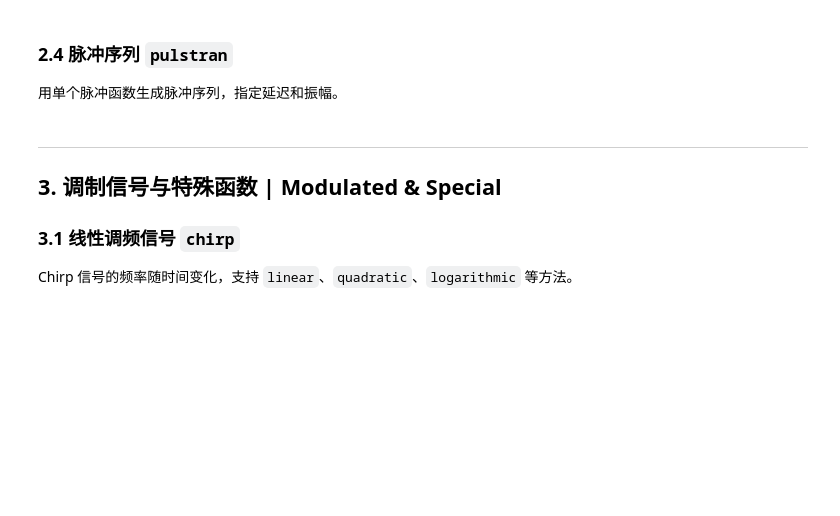
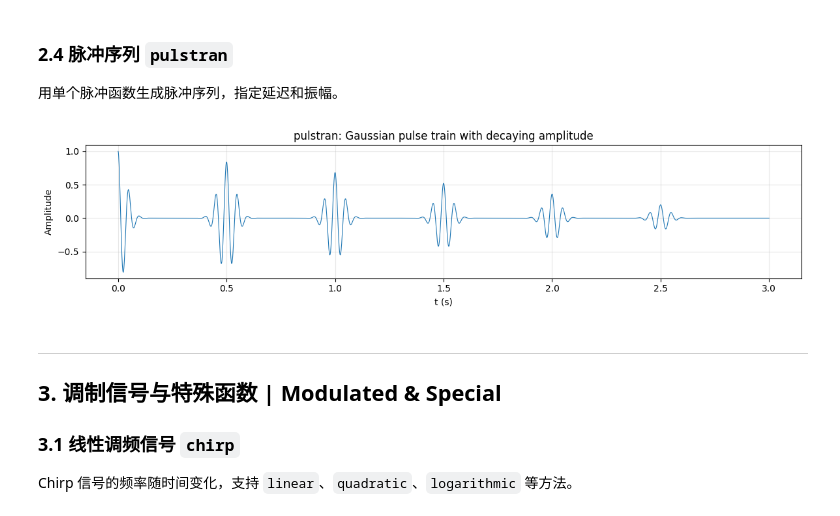
Before and after one commit to Zebedee2021/pyspt-v2, a Jupyter notebook: tutorials/ch02_generation/01_waveforms.ipynb, the cells around one changed output. Saved outputs shown, nothing was run; the diff lists cells and outputs as text; code cells hidden in the pictures; blank space fills up the shorter version.

```diff
--- a/tutorials/ch02_generation/01_waveforms.ipynb
+++ b/tutorials/ch02_generation/01_waveforms.ipynb
@@ -152,21 +172,24 @@ plt.show()
 # %%
 t = np.linspace(0, 3, 3000)
 
 # Delays with decreasing amplitude
 delays = np.column_stack([
     np.arange(0, 3, 0.5),
     np.linspace(1, 0.2, 6),
 ])
 
-y = pulstran(t, delays, func="gauspuls", fs=1000, fc=20)
+# Fix: Pass a lambda function to `pulstran` to include `fc` for `gauspuls`
+y = pulstran(t, delays, func=lambda t_local: gauspuls(t_local, fc=20), fs=1000)
 
 fig, ax = plt.subplots(figsize=(12, 3))
 ax.plot(t, y, linewidth=0.8)
 ax.set_title("pulstran: Gaussian pulse train with decaying amplitude")
 ax.set_xlabel("t (s)")
 ax.set_ylabel("Amplitude")
 plt.tight_layout()
 plt.show()
+# %% [output]
+[figure, added]
 # %% [markdown]
 ---
 ## 3. 调制信号与特殊函数 | Modulated & Special
```
Also changed, not shown: parts of 11 cells of this notebook.
